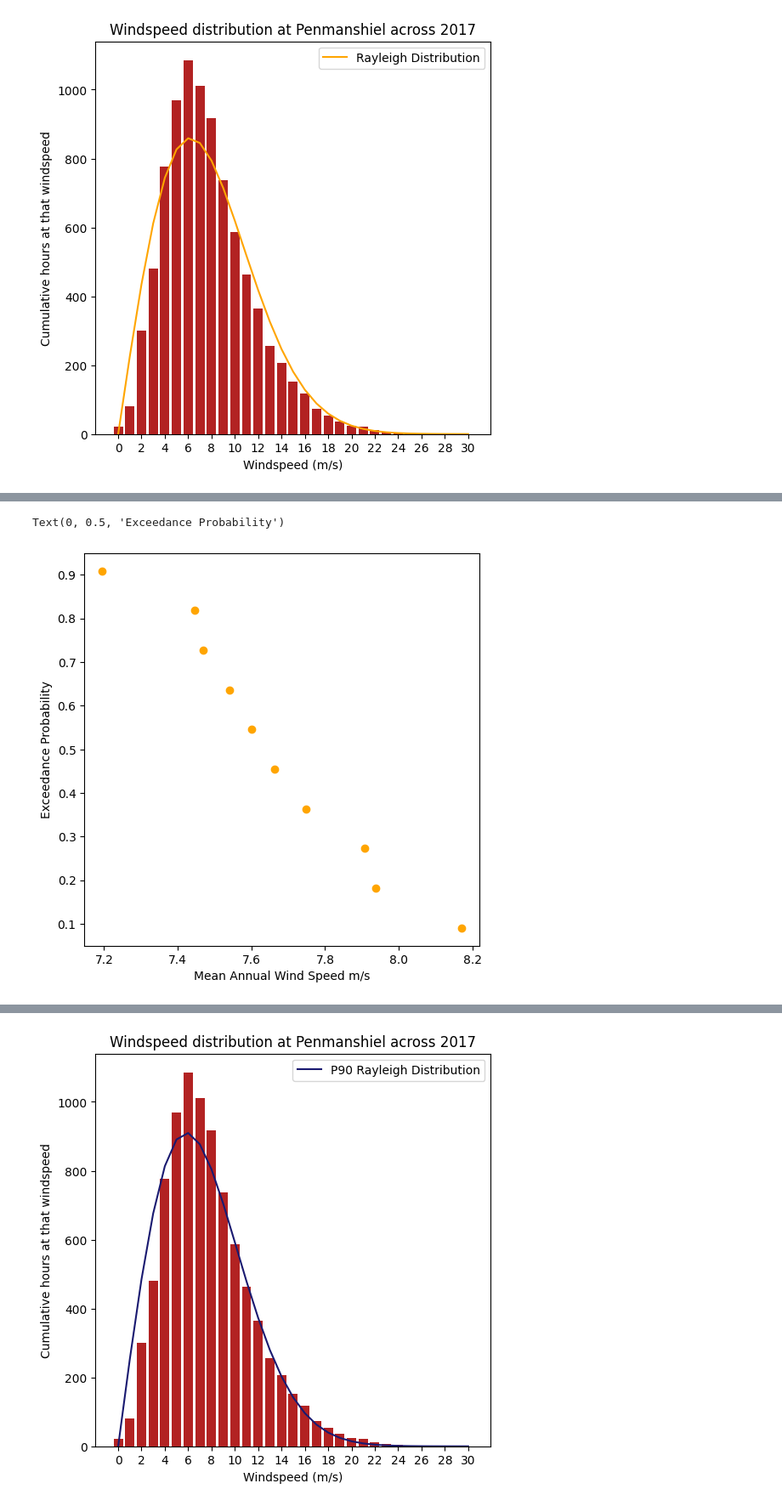
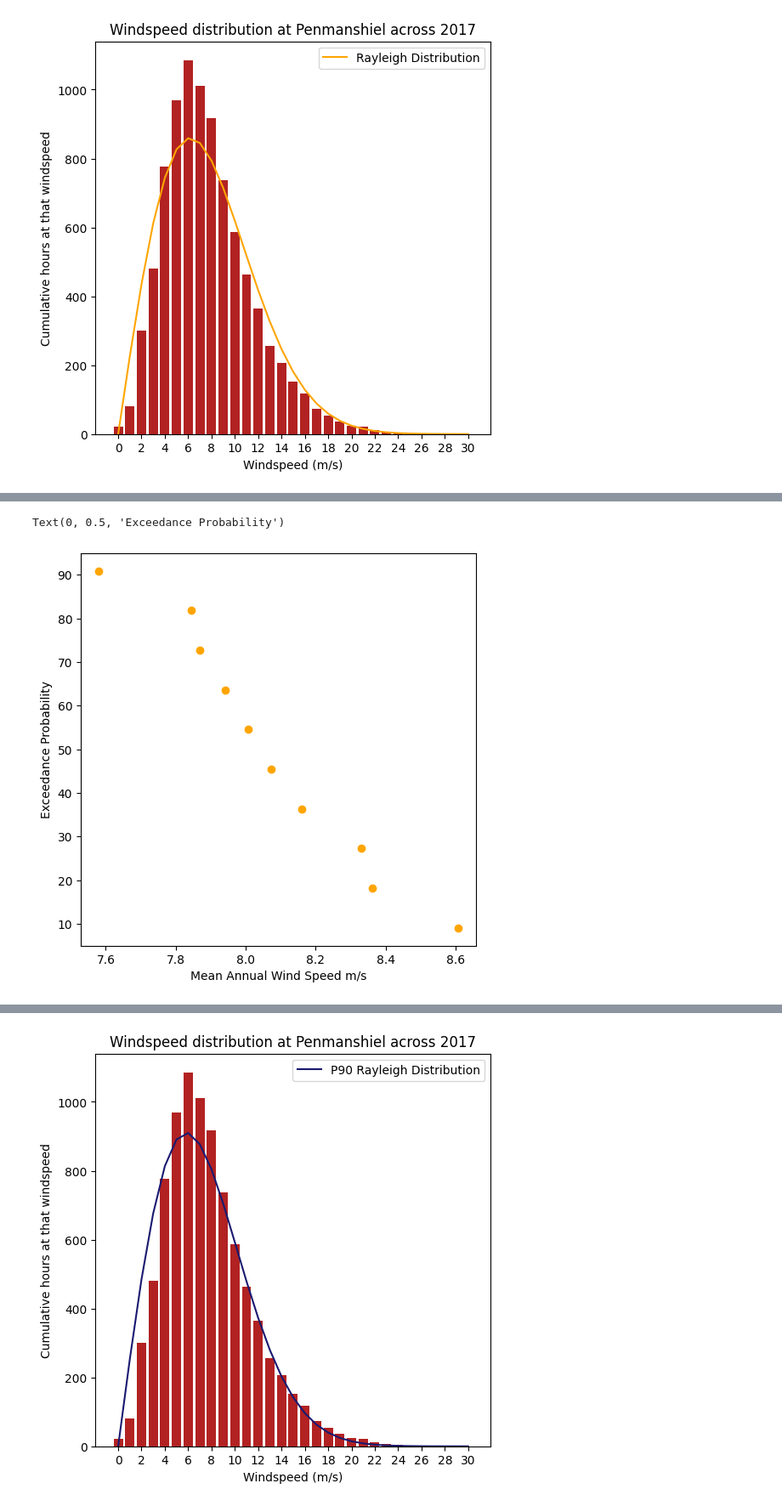
Before and after one commit to sofiagilardini/wind_energy_5, a Jupyter notebook: py3.ipynb, the cells around one changed output, grey strips where cells are left out. Shown at 85% size. Drawn from its saved outputs; the diff is of its cells as text; code cells hidden in the pictures.

```diff
--- a/py3.ipynb
+++ b/py3.ipynb
@@ -7,3 +9,17 @@ from windrose import WindroseAxes
+# %%
+wb = xw.Book("Book1_WIND.xlsx")
+
+var_sheet = wb.sheets['wind_characterisation']
+
+z_0 = var_sheet.range('E7').value
+z_1 = var_sheet.range('E4').value
+z_2 = var_sheet.range('E8').value
+
+
+
+# #z_0 = 0.0308
+# z_1 = 61 # E4
+# z_2 = 91.5 # e8
 # %%
 site_list = ['Albemarle', 'Boulmer', 'Charterhall', 'Gogarbank', 'Leuchars', 'Redesdale']
 
@@ -28,9 +60,15 @@ df_C_9 = pandas.read_excel(f'./datasets/{site_list[2]}.xlsx' , sheet_name=9)
 # %%
 list_df = [df_C_0, df_C_1, df_C_2, df_C_3, df_C_4, df_C_5, df_C_6, df_C_7, df_C_8, df_C_9]
 
-for i in range(len(list_df)):
-    list_df[i].columns = ['datetime', 'mean_wind_dir', 'mean_speed_knots'] # for standardisation
-    list_df[i] = list_df[i][:-1] # removes 'end data' row
+years_list = [2013, 2014, 2015, 2016, 2017, 2018, 2019, 2020, 2021, 2022]
+
+for index, df in enumerate(list_df):
+    list_df[index].columns = ['datetime', 'mean_wind_dir', 'mean_speed_knots'] # for standardisation
+    list_df[index] = list_df[index][:-1] # removes 'end data' row
+
+    #df['year'] = years_list[index]
+
+
     #list_df[i]["mean_speed_ms"] = (list_df[i]['mean_speed_knots'] * (1 / 1.94384)) does not work
 
 
@@ -142,6 +196,8 @@ for df in list_df:
 
 
 P90_df = pandas.DataFrame(data = mean_list_C, columns=['mean_C'])
+P90_df['year'] = years_list
+
 P90_df = P90_df.sort_values(by = 'mean_C').reset_index(drop = True)
 
 
@@ -182,9 +238,14 @@ P90_df
 # %%
-P90_df['rank'] = P90_df['mean_P'].rank(ascending=False)
+
+
+P90_df['mean_P_scaled'] = (np.log(z_2/z_0) / (np.log(z_1/z_0))) * P90_df['mean_P']
+
+
+P90_df['rank'] = P90_df['mean_P_scaled'].rank(ascending=False)
 
 totalyears = len(P90_df)
 
-P90_df['exc_prob'] = P90_df['rank'] / (totalyears+1)
-
+P90_df['exc_prob'] = (P90_df['rank'] / (totalyears+1) * 100
+)
 P90_df
 # %% [output]
@@ -202,14 +304,14 @@ P90_df
 # %%
 fig, ax = plt.subplots(figsize = (6, 6))
 
-x = P90_df['mean_P']
+x = P90_df['mean_P_scaled']
 y = P90_df['exc_prob']
 
 ax.scatter(x, y, color = 'orange')
-ax.set_xlabel("Mean Annual Wind Speed m/s")
+ax.set_xlabel("Mean Annual Wind Speed Scaled m/s")
 ax.set_ylabel("Exceedance Probability")
 # %% [output]
 Text(0, 0.5, 'Exceedance Probability')
-[figure, old version]
+[figure, new version]
 # %%
 number_years = len(P90_df)
```
Also changed, not shown: parts of 18 cells of this notebook, 24 other files.
